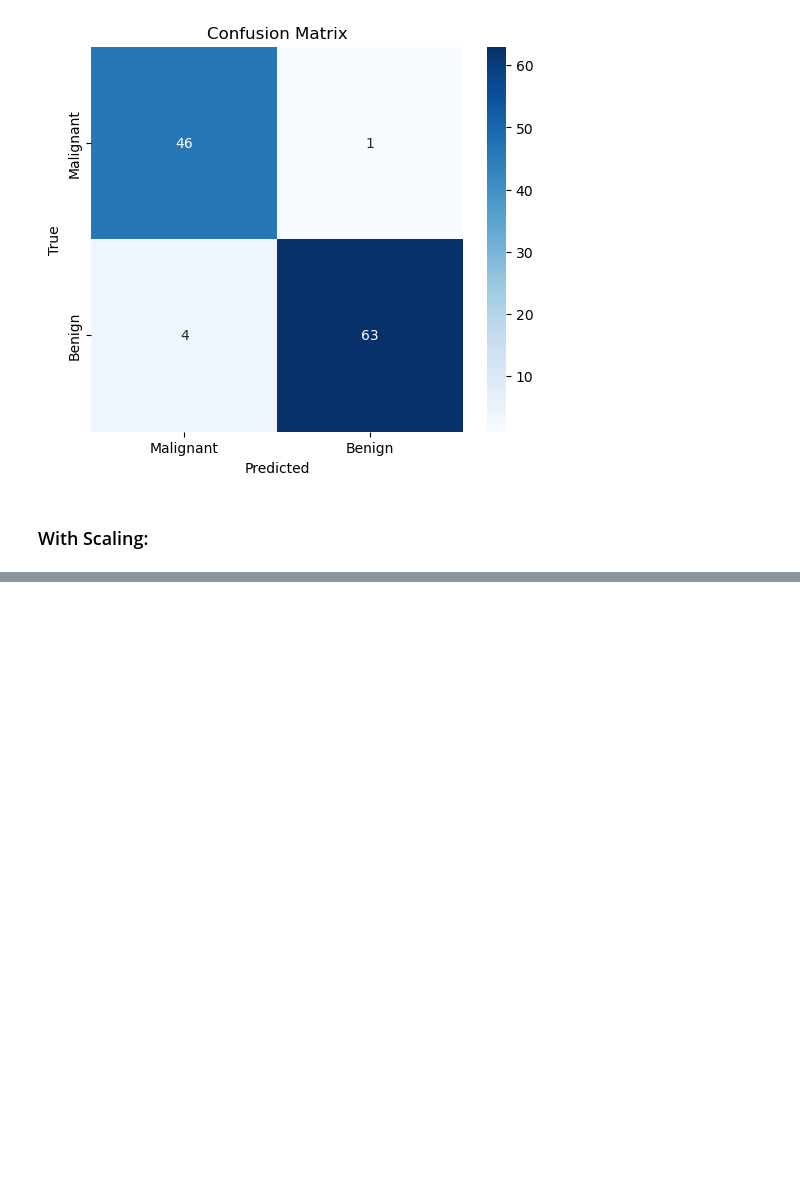
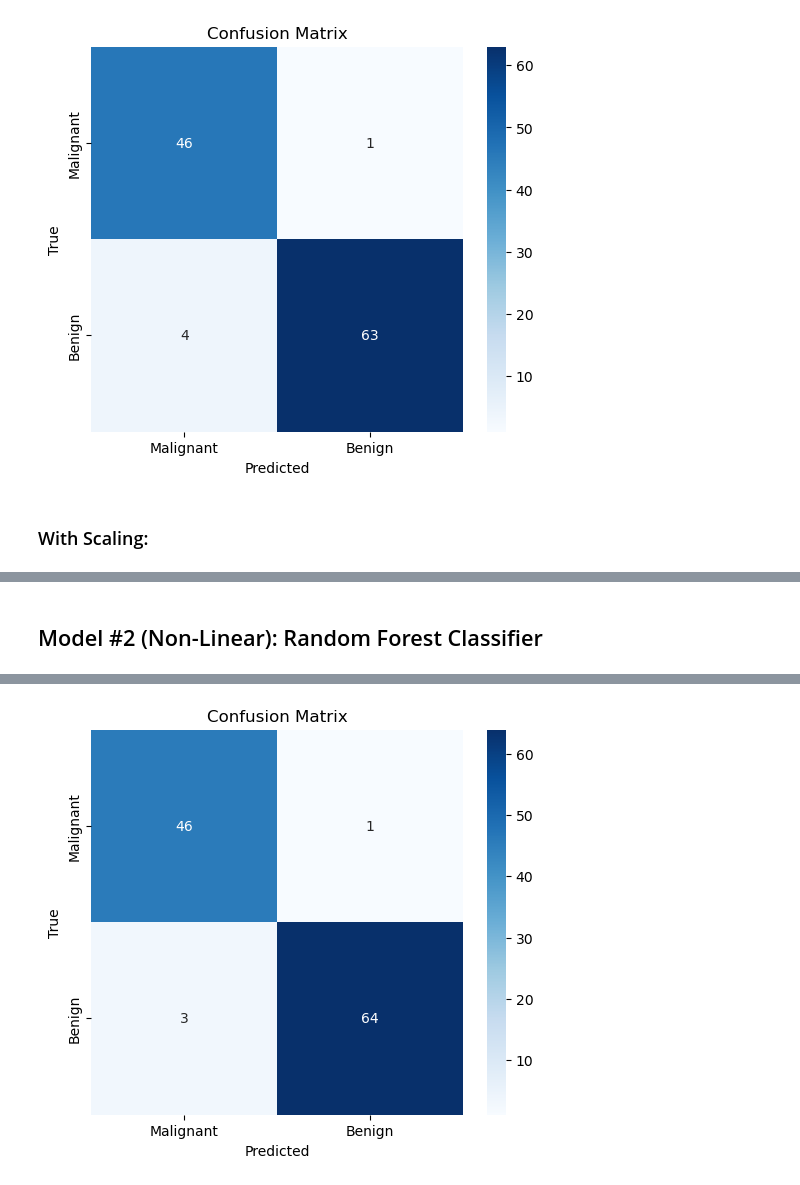
Before and after one commit to manbirbriar/ENSF-444-Final-Project, a Jupyter notebook: code.ipynb, the cells around one changed output, grey strips where cells are left out. Saved outputs shown, nothing was run; the diff lists cells and outputs as text; code cells hidden in the pictures; blank space fills up the shorter version.

```diff
--- a/code.ipynb
+++ b/code.ipynb
@@ -310,54 +238,62 @@ plt.show()
+# %% [markdown]
+## Model #2 (Non-Linear): Random Forest Classifier
 # %%
 from sklearn.pipeline import Pipeline
 from sklearn.preprocessing import StandardScaler
 from sklearn.ensemble import RandomForestClassifier
 from sklearn.model_selection import GridSearchCV
-from sklearn.metrics import accuracy_score, precision_score, recall_score, f1_score
-import numpy as np
 
-X_train, X_val, y_train, y_val = train_test_split(X, y, test_size=0.2, random_state=42)
 
 # Define the pipeline with StandardScaler and RandomForestClassifier
 pipeline = Pipeline([
     ('scaler', StandardScaler()),  # Scaling step
-    ('rf', RandomForestClassifier(random_state=42))  # Random Forest classifier
+    ('rf', RandomForestClassifier(random_state=0))  # Random Forest classifier
 ])
 
-# Define the hyperparameter grid for Random Forest with valid max_features options
+# Define the hyperparameter grid for Random Forest
 param_grid = {
     'rf__n_estimators': [50, 100, 200, 500],  # Number of trees
-    'rf__max_depth': [None, 10, 20, 30],  # Maximum depth of the trees
-    'rf__min_samples_split': [2, 5, 10],  # Minimum samples required to split a node
-    'rf__min_samples_leaf': [1, 2, 4],  # Minimum samples required at a leaf node
+    'rf__max_depth': [None, 10, 20, 30],  # Maximum depth of the trees (none goes to pure leaf)
     'rf__max_features': ['sqrt', 'log2', None],  # Valid options for max_features
-    'rf__bootstrap': [True, False]  # Whether to use bootstrap sampling
 }
 
-# Re-run GridSearchCV with the corrected parameter grid
-grid_search = GridSearchCV(pipeline, param_grid, cv=5, n_jobs=-1, verbose=0, scoring='accuracy')
+# Create GridSearchCV
+grid_search_rf = GridSearchCV(
+    pipeline,
+    param_grid,
+    cv=5,
+    n_jobs=-1,
+    verbose=0,
+    scoring='accuracy'
+)
 
 # Fit the grid search model on the training data
-grid_search.fit(X_train, y_train)
+grid_search_rf.fit(X_train, y_train)
 
 # Best hyperparameters
-print(f"Best Hyperparameters: {grid_search.best_params_}")
+print(f"Best Hyperparameters: {grid_search_rf.best_params_}")
 
-# Best model (using the best hyperparameters)
-best_rf_model = grid_search.best_estimator_
+# Best cross-validation accuracy our training score here
+print(f"Best cross-validation accuracy: {grid_search_rf.best_score_:.4f}")
 
-# Predict on the validation set
-y_pred_best_rf = best_rf_model.predict(X_val)
+# Best model based on best cross validation score
+best_rf = grid_search_rf.best_estimator_
 
-# Calculate evaluation metrics for the best model
-accuracy_best_rf = accuracy_score(y_val, y_pred_best_rf)
-precision_best_rf = precision_score(y_val, y_pred_best_rf)
-recall_best_rf = recall_score(y_val, y_pred_best_rf)
-f1_best_rf = f1_score(y_val, y_pred_best_rf)
+# Predict unseen data from test set using model after training
+y_pred_best_rf = best_rf.predict(X_test)
 
-# Print the evaluation metrics
-print(f"Evaluation for Best Random Forest Model:")
-print(f"Accuracy: {accuracy_best_rf:.4f}")
-print(f"Precision: {precision_best_rf:.4f}")
-print(f"Recall: {recall_best_rf:.4f}")
-print(f"F1 Score: {f1_best_rf:.4f}")
+# Performance metrics for validation
+print("\nClassification Report:\n", classification_report(y_test, y_pred_best_rf, digits=4))
+
+
+# Create confusion matrix
+cm  = confusion_matrix(y_test, y_pred_best_rf)
+
+# Plot confusion matrix using seaborn heatmap
+plt.figure(figsize=(6, 5))
+sns.heatmap(cm, annot=True, fmt='d', cmap='Blues', xticklabels=['Malignant', 'Benign'], yticklabels=['Malignant', 'Benign'])
+plt.title('Confusion Matrix')
+plt.xlabel('Predicted')
+plt.ylabel('True')
+plt.show()
 # %% [output]
@@ -380,0 +312 @@ Fitting 5 folds for each of 864 candidates, totalling 4320 fits
+[figure, added]
```
Also changed, not shown: parts of 27 cells of this notebook.
